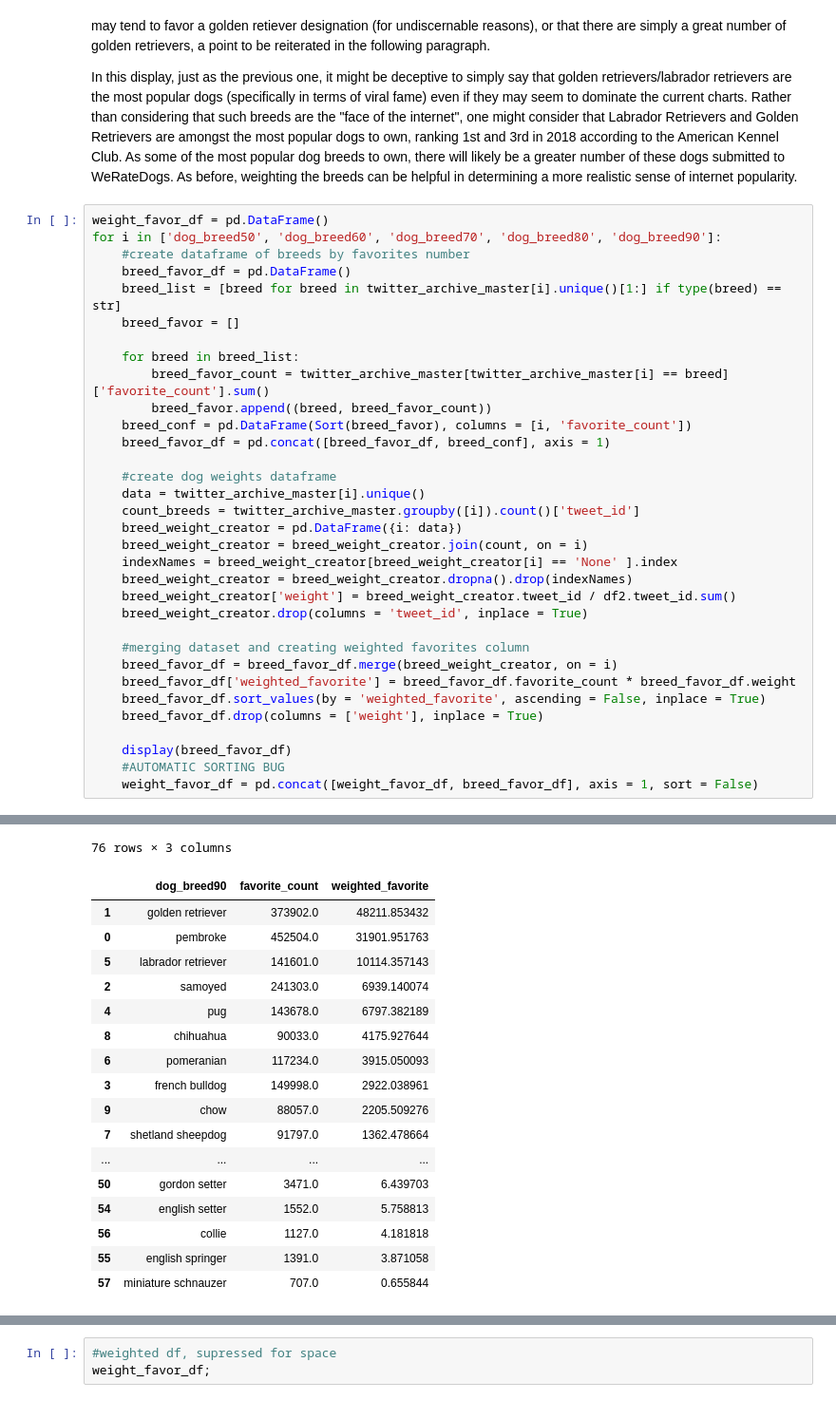
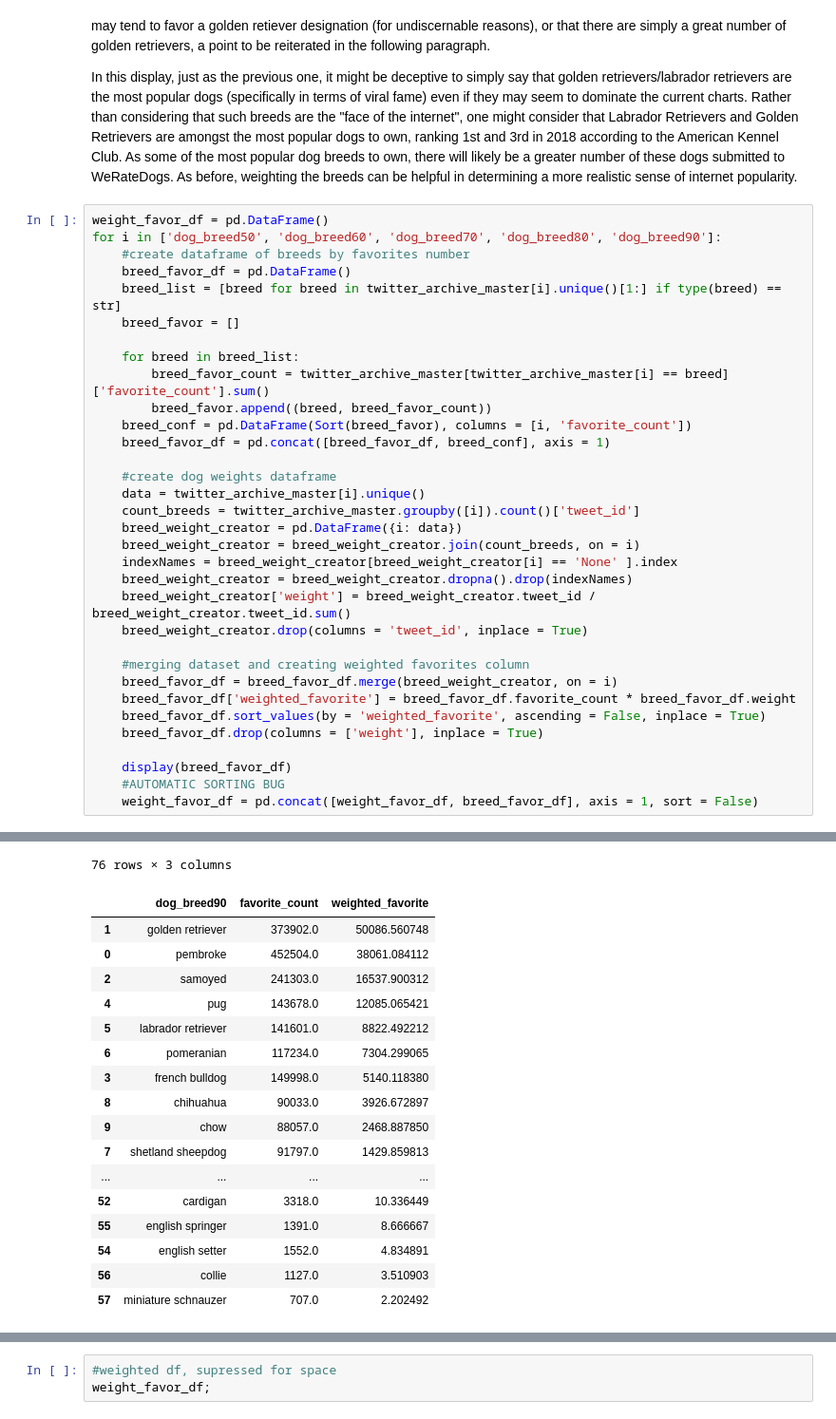
Before and after one commit to jmlam/Ud-Data-Wrangle, a Jupyter notebook: WeRateDogs/wrangle_act.ipynb, the cells around one changed output, grey strips where cells are left out. Shown at 95% size. Saved outputs shown, nothing was run; the diff lists cells and outputs as text.

```diff
--- a/WeRateDogs/wrangle_act.ipynb
+++ b/WeRateDogs/wrangle_act.ipynb
@@ -1250,10 +1255,10 @@ for i in ['dog_breed50', 'dog_breed60', 'dog_breed70', 'dog_breed80', 'dog_breed
     data = twitter_archive_master[i].unique()
     count_breeds = twitter_archive_master.groupby([i]).count()['tweet_id']
     breed_weight_creator = pd.DataFrame({i: data})
-    breed_weight_creator = breed_weight_creator.join(count, on = i)
+    breed_weight_creator = breed_weight_creator.join(count_breeds, on = i)
     indexNames = breed_weight_creator[breed_weight_creator[i] == 'None' ].index
     breed_weight_creator = breed_weight_creator.dropna().drop(indexNames)
-    breed_weight_creator['weight'] = breed_weight_creator.tweet_id / df2.tweet_id.sum()
+    breed_weight_creator['weight'] = breed_weight_creator.tweet_id / breed_weight_creator.tweet_id.sum()
     breed_weight_creator.drop(columns = 'tweet_id', inplace = True)
 
     #merging dataset and creating weighted favorites column
@@ -1340,21 +1345,21 @@ for i in ['dog_breed50', 'dog_breed60', 'dog_breed70', 'dog_breed80', 'dog_breed
 76 rows × 3 columns
 |  | dog_breed90 | favorite_count | weighted_favorite |
-| 1 | golden retriever | 373902.0 | 48211.853432 |
-| 0 | pembroke | 452504.0 | 31901.951763 |
-| 5 | labrador retriever | 141601.0 | 10114.357143 |
-| 2 | samoyed | 241303.0 | 6939.140074 |
-| 4 | pug | 143678.0 | 6797.382189 |
-| 8 | chihuahua | 90033.0 | 4175.927644 |
-| 6 | pomeranian | 117234.0 | 3915.050093 |
-| 3 | french bulldog | 149998.0 | 2922.038961 |
-| 9 | chow | 88057.0 | 2205.509276 |
-| 7 | shetland sheepdog | 91797.0 | 1362.478664 |
+| 1 | golden retriever | 373902.0 | 50086.560748 |
+| 0 | pembroke | 452504.0 | 38061.084112 |
+| 2 | samoyed | 241303.0 | 16537.900312 |
+| 4 | pug | 143678.0 | 12085.065421 |
+| 5 | labrador retriever | 141601.0 | 8822.492212 |
+| 6 | pomeranian | 117234.0 | 7304.299065 |
+| 3 | french bulldog | 149998.0 | 5140.118380 |
+| 8 | chihuahua | 90033.0 | 3926.672897 |
+| 9 | chow | 88057.0 | 2468.887850 |
+| 7 | shetland sheepdog | 91797.0 | 1429.859813 |
 | ... | ... | ... | ... |
-| 50 | gordon setter | 3471.0 | 6.439703 |
-| 54 | english setter | 1552.0 | 5.758813 |
-| 56 | collie | 1127.0 | 4.181818 |
-| 55 | english springer | 1391.0 | 3.871058 |
-| 57 | miniature schnauzer | 707.0 | 0.655844 |
+| 52 | cardigan | 3318.0 | 10.336449 |
+| 55 | english springer | 1391.0 | 8.666667 |
+| 54 | english setter | 1552.0 | 4.834891 |
+| 56 | collie | 1127.0 | 3.510903 |
+| 57 | miniature schnauzer | 707.0 | 2.202492 |
 # %%
 weight_retweet_df = pd.DataFrame()
 for i in ['dog_breed50', 'dog_breed60', 'dog_breed70', 'dog_breed80', 'dog_breed90']:
```
Also changed, not shown: parts of 13 cells of this notebook, 3 other files.
